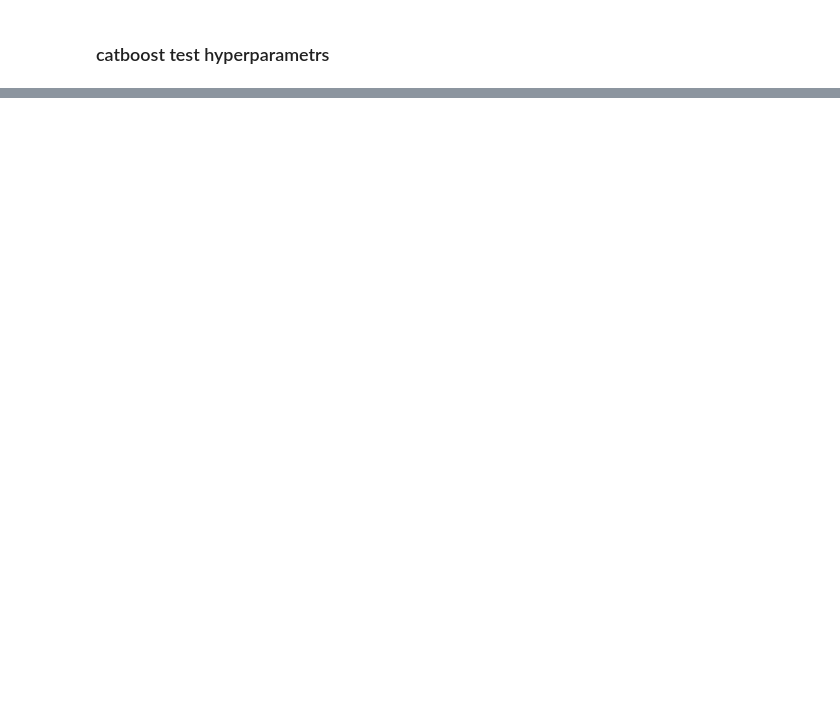
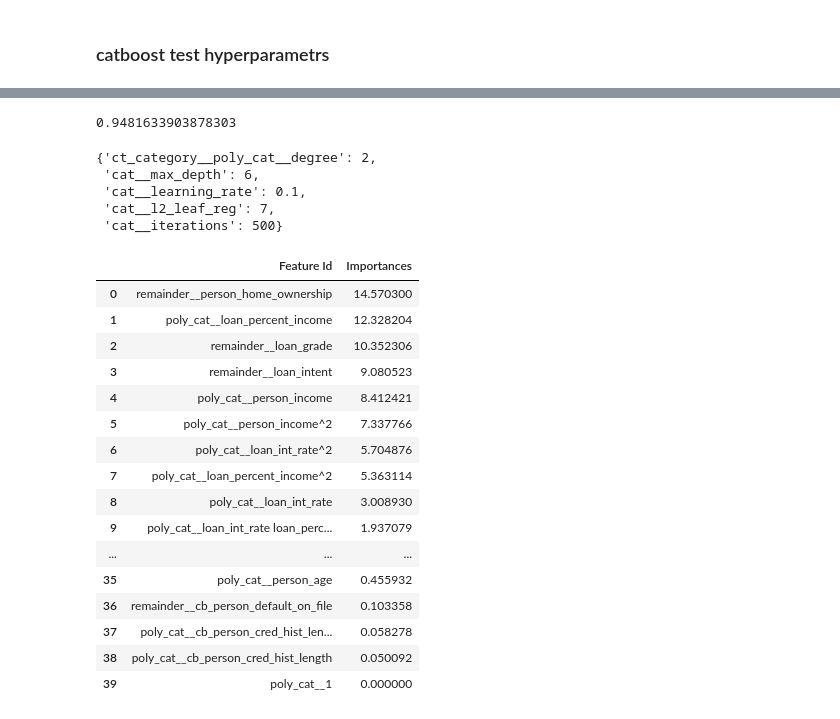
Before and after one commit to kgabba/kaggle_comp2, a Jupyter notebook: Untitled.ipynb, the cells around one changed output, grey strips where cells are left out. Saved outputs shown, nothing was run; the diff lists cells and outputs as text; code cells hidden in the pictures; blank space fills up the shorter version.

```diff
--- a/Untitled.ipynb
+++ b/Untitled.ipynb
@@ -103,7 +105,7 @@ params_cat = {'cat__iterations': [100, 300, 500, 1000],
 # %%
 cat_mode = RandomizedSearchCV(cat_pipe, params_cat, cv=4, n_jobs=-1, scoring='roc_auc', n_iter=17)
 # %%
-cat_mode.fit(Xtrain[:100], ytrain[:100])
+cat_mode.fit(Xtrain, ytrain)
 # %% [output]
 36 fits failed out of a total of 68.
 The score on these train-test partitions for these parameters will be set to nan.
@@ -139,3 +141,35 @@ RandomizedSearchCV(cv=4,
                                         'ct_category__poly_cat__degree': [1, 2,
                                                                           3]},
                    scoring='roc_auc')
+# %%
+cat_mode.best_score_
+# %% [output]
+0.9481633903878303
+# %%
+cat_mode.best_params_
+# %% [output]
+{'ct_category__poly_cat__degree': 2,
+ 'cat__max_depth': 6,
+ 'cat__learning_rate': 0.1,
+ 'cat__l2_leaf_reg': 7,
+ 'cat__iterations': 500}
+# %%
+cat_mode.best_estimator_.named_steps['cat'].get_feature_importance(prettified=True)
+# %% [output]
+|  | Feature Id | Importances |
+| 0 | remainder__person_home_ownership | 14.570300 |
+| 1 | poly_cat__loan_percent_income | 12.328204 |
+| 2 | remainder__loan_grade | 10.352306 |
+| 3 | remainder__loan_intent | 9.080523 |
+| 4 | poly_cat__person_income | 8.412421 |
+| 5 | poly_cat__person_income^2 | 7.337766 |
+| 6 | poly_cat__loan_int_rate^2 | 5.704876 |
+| 7 | poly_cat__loan_percent_income^2 | 5.363114 |
+| 8 | poly_cat__loan_int_rate | 3.008930 |
+| 9 | poly_cat__loan_int_rate loan_perc... | 1.937079 |
+| ... | ... | ... |
+| 35 | poly_cat__person_age | 0.455932 |
+| 36 | remainder__cb_person_default_on_file | 0.103358 |
+| 37 | poly_cat__cb_person_cred_hist_len... | 0.058278 |
+| 38 | poly_cat__cb_person_cred_hist_length | 0.050092 |
+| 39 | poly_cat__1 | 0.000000 |
```
Also changed, not shown: parts of 2 cells of this notebook, 4 other files.
